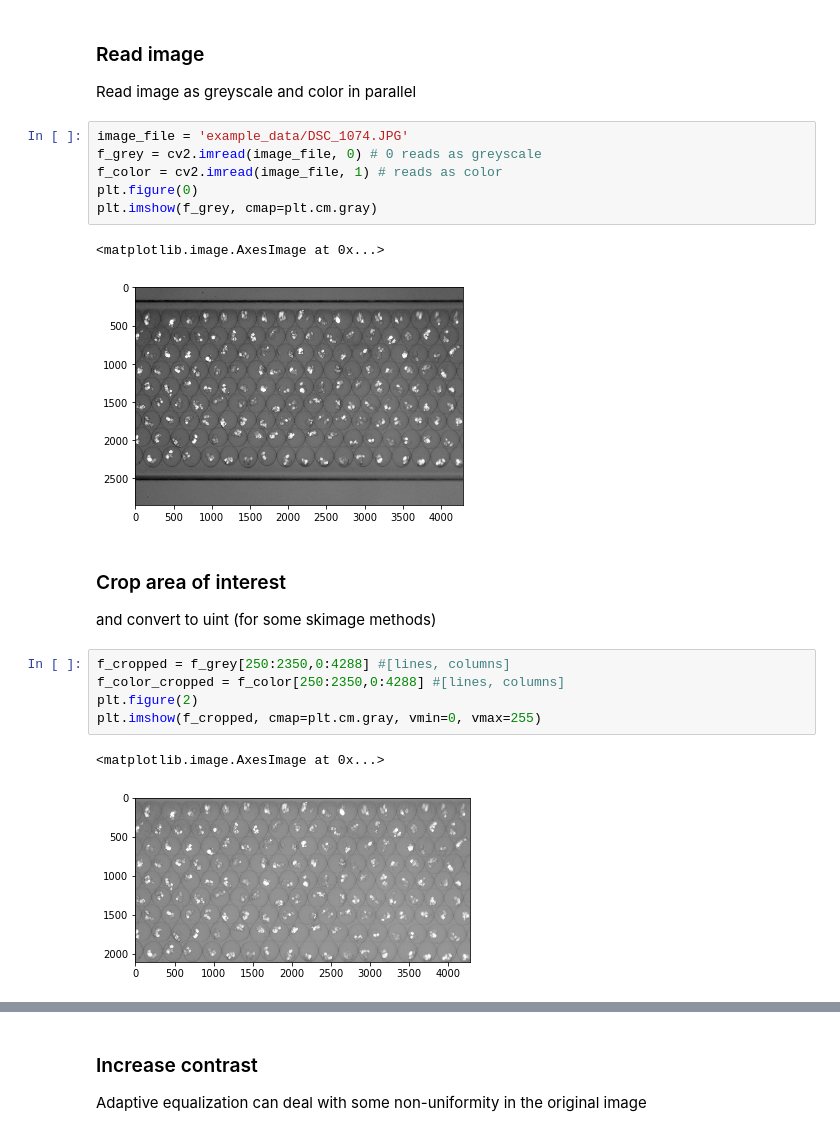
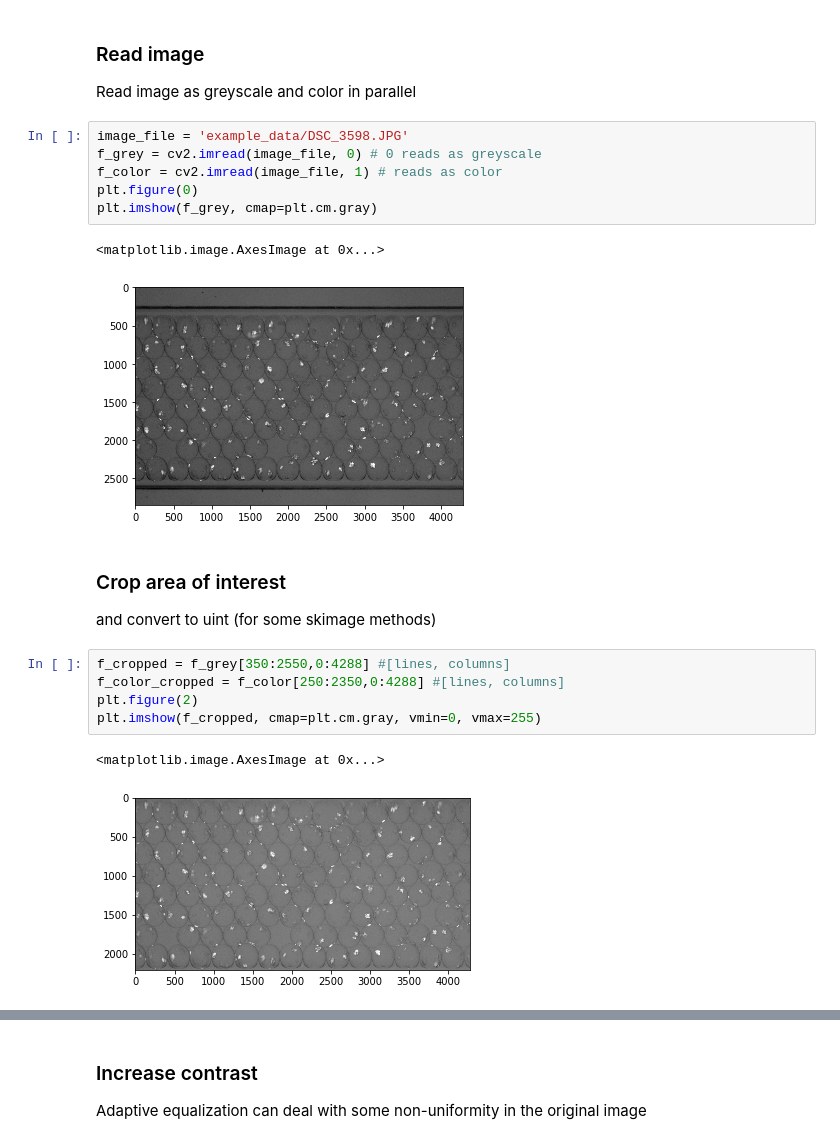
Before and after one commit to hlgirard/CrystalML, a Jupyter notebook: notebooks/SegmentationDropletsInCapillary_hlg_4_openCV.ipynb, the cells around one changed output, grey strips where cells are left out. Drawn from its saved outputs; the diff is of its cells as text.

```diff
--- a/notebooks/SegmentationDropletsInCapillary_hlg_4_openCV.ipynb
+++ b/notebooks/SegmentationDropletsInCapillary_hlg_4_openCV.ipynb
@@ -34,26 +34,26 @@ import plotly.graph_objs as go
 
 Read image as greyscale and color in parallel
 # %%
-image_file = 'example_data/DSC_1074.JPG'
+image_file = 'example_data/DSC_3598.JPG'
 f_grey = cv2.imread(image_file, 0) # 0 reads as greyscale
 f_color = cv2.imread(image_file, 1) # reads as color
 plt.figure(0)
 plt.imshow(f_grey, cmap=plt.cm.gray)
 # %% [output]
 <matplotlib.image.AxesImage at 0x...>
-[figure, old version]
+[figure, new version]
 # %% [markdown]
 ### Crop area of interest
 
 and convert to uint (for some skimage methods)
 # %%
-f_cropped = f_grey[250:2350,0:4288] #[lines, columns]
+f_cropped = f_grey[350:2550,0:4288] #[lines, columns]
 f_color_cropped = f_color[250:2350,0:4288] #[lines, columns]
 plt.figure(2)
 plt.imshow(f_cropped, cmap=plt.cm.gray, vmin=0, vmax=255)
 # %% [output]
 <matplotlib.image.AxesImage at 0x...>
-[figure, old version]
+[figure, new version]
 # %%
 f_cropped.shape
 # %% [output]
```
Also changed, not shown: parts of 20 cells of this notebook, 3 other files.
